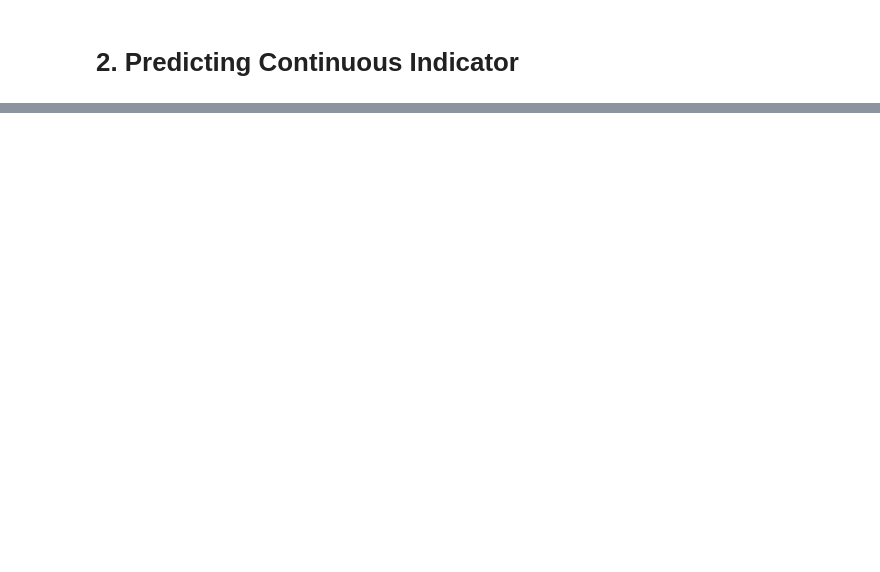
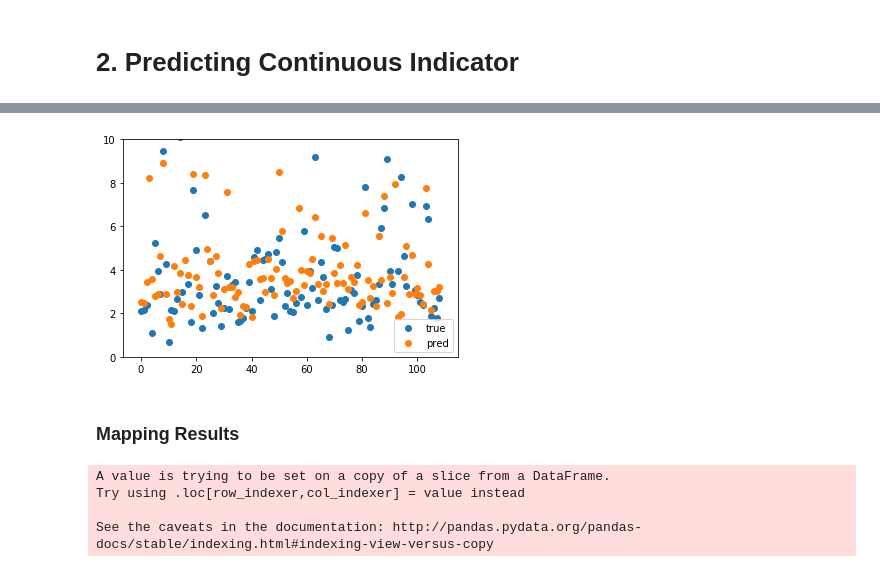
Before and after one commit to WFP-VAM/HRM, a Jupyter notebook: Notebooks/4. Predicting HH indicators with CNN features-py3.ipynb, the cells around one changed output, grey strips where cells are left out. Saved outputs shown, nothing was run; the diff lists cells and outputs as text; code cells hidden in the pictures; blank space fills up the shorter version.

```diff
--- a/Notebooks/4. Predicting HH indicators with CNN features-py3.ipynb
+++ b/Notebooks/4. Predicting HH indicators with CNN features-py3.ipynb
@@ -162,0 +104,3 @@ y2.describe()
+# %%
+yhat_test = np.exp(model.predict(X[200:]))
+y_test = np.exp(y[200:])
@@ -162,0 +109,18 @@ y2.describe()
+# %%
+plt.scatter(range(0,109), y_test, label='true')
+plt.scatter(range(0,109), yhat_test, label='pred')
+plt.ylim((0,10))
+plt.legend()
+plt.show()
+# %% [output]
+[figure, added]
+# %% [markdown]
+### Mapping Results
+# %%
+results = hh_data[['gpsLatitude', 'gpsLongitude', 'cons']]
+results['pred'] = np.exp(model.predict(X))
+# %% [output]
+A value is trying to be set on a copy of a slice from a DataFrame.
+Try using .loc[row_indexer,col_indexer] = value instead
+
+See the caveats in the documentation: http://pandas.pydata.org/pandas-docs/stable/indexing.html#indexing-view-versus-copy
```
Also changed, not shown: parts of 64 cells of this notebook, 2 other files.
